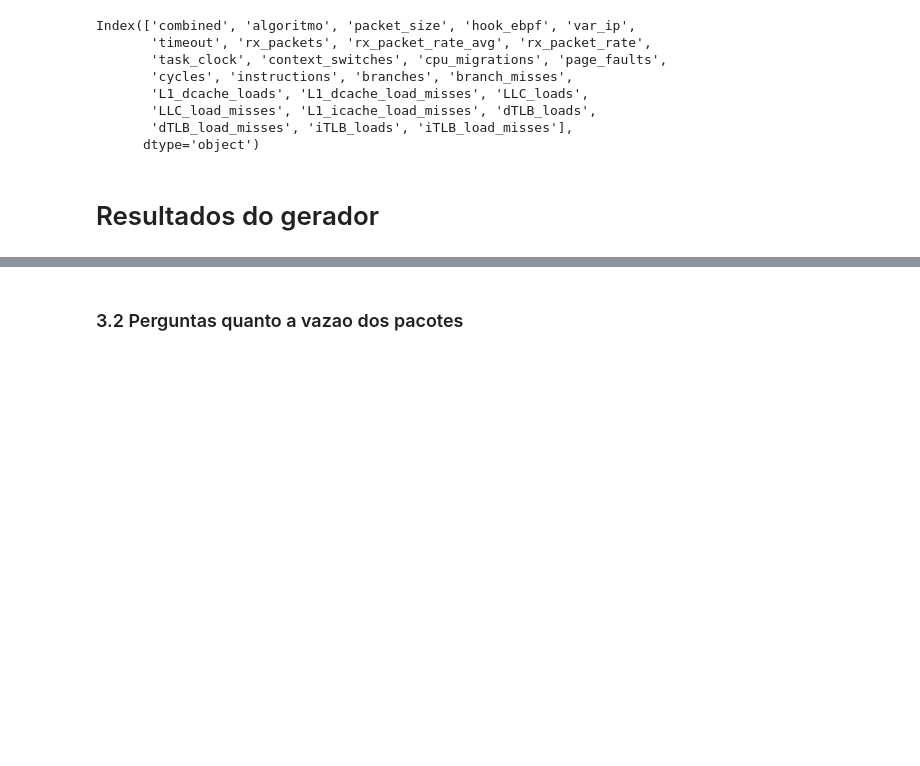
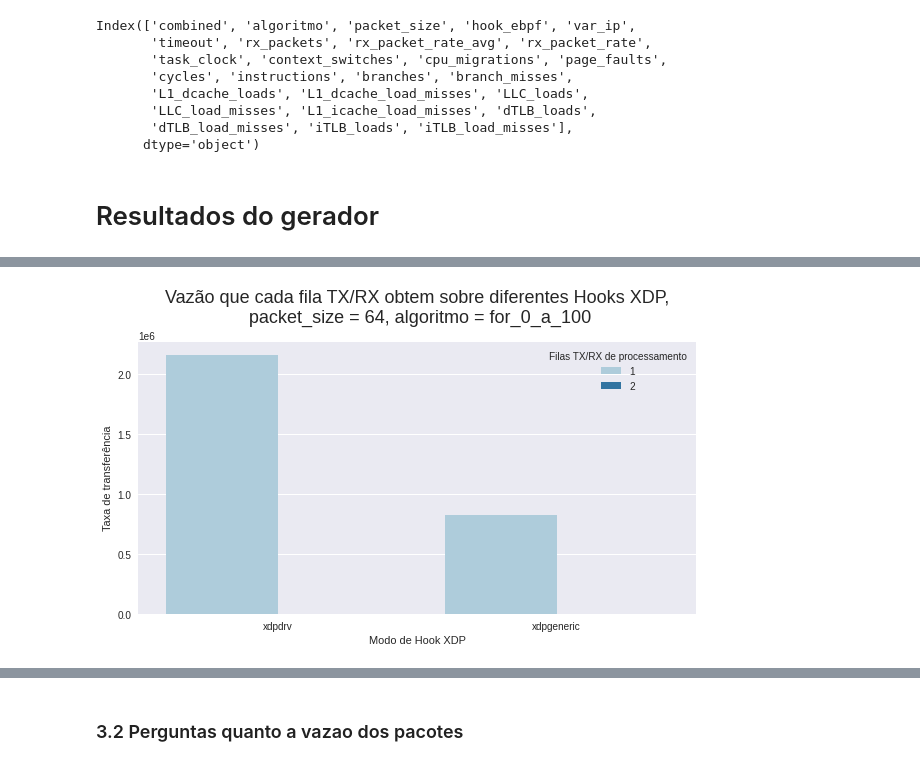
Before and after one commit to igor-capeletti/tcc_eBPF_XDP, a Jupyter notebook: scripts/python/gera_graficos_resultados.ipynb, the cells around one changed output, grey strips where cells are left out. Cells and saved outputs as stored; diff of their text form; code cells hidden in the pictures; blank space fills up the shorter version.

```diff
--- a/scripts/python/gera_graficos_resultados.ipynb
+++ b/scripts/python/gera_graficos_resultados.ipynb
@@ -193,0 +101,23 @@ save_image.savefig(f'{raiz}/pergunta1_combined{it_combined}_hook_{it_hook_ebpf}.
+# %%
+packet_size= 64
+algoritmo= 'for_0_a_100'
+
+eixo_x= 'hook_ebpf'
+eixo_y= 'rx_packet_rate'
+hue= 'combined'
+
+plt.rc('figure', figsize=(10, 5))
+df_pergunta1= df[df.packet_size == packet_size]
+df_pergunta1= df_pergunta1[df_pergunta1.algoritmo == algoritmo]
+df_pergunta1= df_pergunta1.sort_values(by=[hue,eixo_x], ascending=True)
+df_pergunta1= df_pergunta1[[eixo_x, eixo_y, hue]]
+
+ax = sns.barplot(y=eixo_y, x=eixo_x, hue=hue, data=df_pergunta1, palette='Paired');
+ax.set_title(f'Vazão que cada fila TX/RX obtem sobre diferentes Hooks XDP,\n packet_size = {packet_size}, algoritmo = {algoritmo}', fontsize=18, pad=20);
+ax.set_ylabel('Taxa de transferência')
+ax.set_xlabel("Modo de Hook XDP")
+ax.legend(title = 'Filas TX/RX de processamento')
+save_image= ax.get_figure()
+save_image.savefig(f'{raiz}/barra_dif_combined_para_dif_hook_ebpf@packet_size_{packet_size}_algoritmo_{algoritmo}{format_imagens}')
+# %% [output]
+[figure, added]
```
Also changed, not shown: parts of 38 cells of this notebook.
